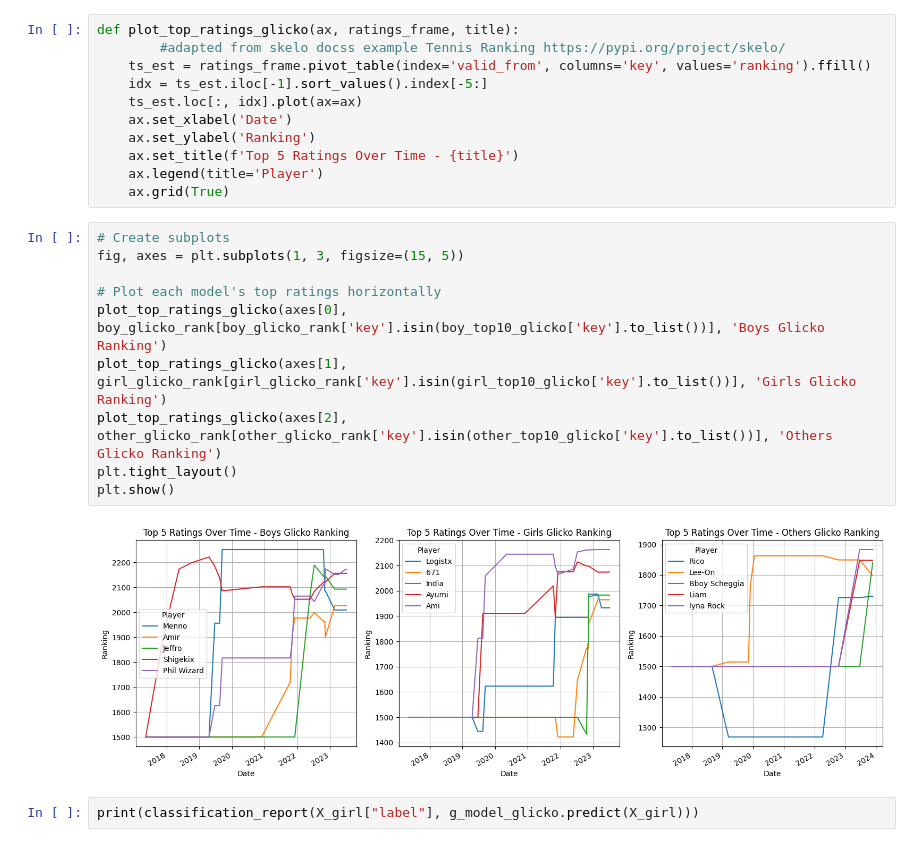
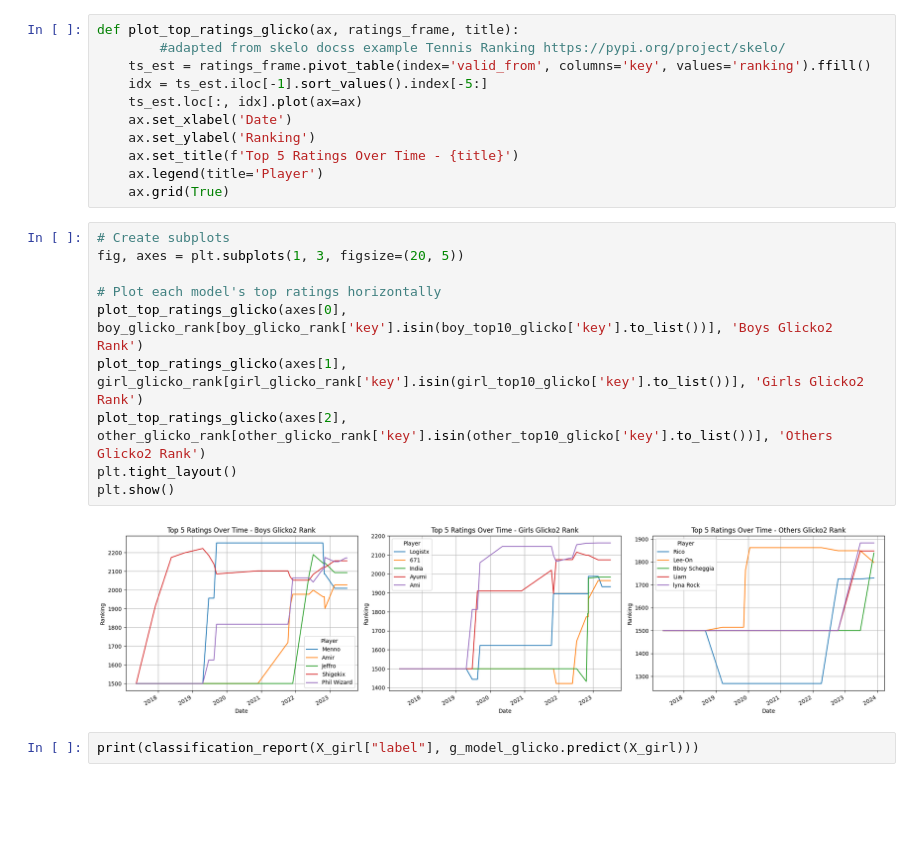
Before and after one commit to sarahaptumich/capstone, a Jupyter notebook: SIC_Ranking_System.ipynb, the cells around one changed output. Drawn from its saved outputs; the diff is of its cells as text; blank space fills up the shorter version.

```diff
--- a/SIC_Ranking_System.ipynb
+++ b/SIC_Ranking_System.ipynb
@@ -329,16 +333,16 @@ def plot_top_ratings_glicko(ax, ratings_frame, title):
     ax.grid(True)
 # %%
 # Create subplots
-fig, axes = plt.subplots(1, 3, figsize=(15, 5))
+fig, axes = plt.subplots(1, 3, figsize=(20, 5))
 
 # Plot each model's top ratings horizontally
-plot_top_ratings_glicko(axes[0], boy_glicko_rank[boy_glicko_rank['key'].isin(boy_top10_glicko['key'].to_list())], 'Boys Glicko Ranking')
-plot_top_ratings_glicko(axes[1], girl_glicko_rank[girl_glicko_rank['key'].isin(girl_top10_glicko['key'].to_list())], 'Girls Glicko Ranking')
-plot_top_ratings_glicko(axes[2], other_glicko_rank[other_glicko_rank['key'].isin(other_top10_glicko['key'].to_list())], 'Others Glicko Ranking')
+plot_top_ratings_glicko(axes[0], boy_glicko_rank[boy_glicko_rank['key'].isin(boy_top10_glicko['key'].to_list())], 'Boys Glicko2 Rank')
+plot_top_ratings_glicko(axes[1], girl_glicko_rank[girl_glicko_rank['key'].isin(girl_top10_glicko['key'].to_list())], 'Girls Glicko2 Rank')
+plot_top_ratings_glicko(axes[2], other_glicko_rank[other_glicko_rank['key'].isin(other_top10_glicko['key'].to_list())], 'Others Glicko2 Rank')
 plt.tight_layout()
 plt.show()
 # %% [output]
-[figure, old version]
+[figure, new version]
 # %%
 print(classification_report(X_girl["label"], g_model_glicko.predict(X_girl)))
 # %% [output]
```
Also changed, not shown: parts of 8 cells of this notebook.
